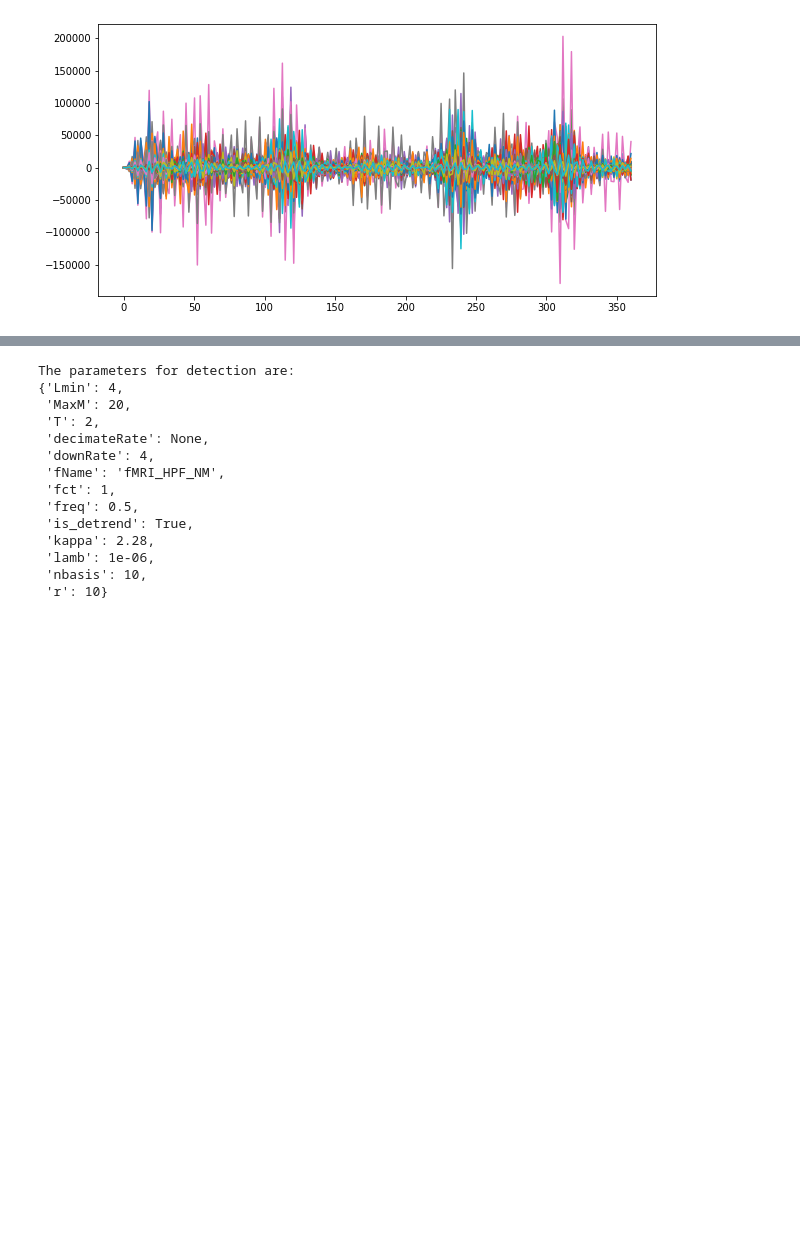
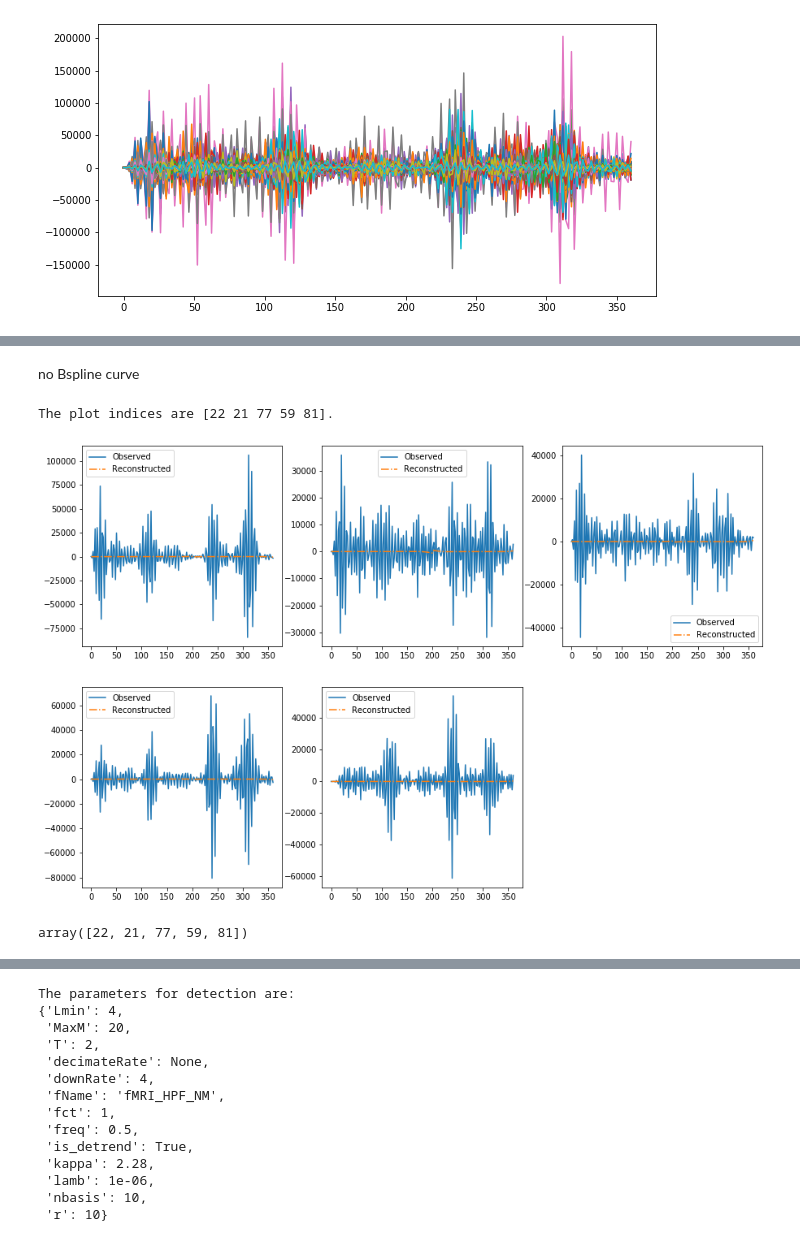
Before and after one commit to JINhuaqing/TVDN-simu, a Jupyter notebook: realdata/fMRIHPF0921.ipynb, the cells around one changed output, grey strips where cells are left out. Drawn from its saved outputs; the diff is of its cells as text; code cells hidden in the pictures; blank space fills up the shorter version.

```diff
--- a/realdata/fMRIHPF0921.ipynb
+++ b/realdata/fMRIHPF0921.ipynb
@@ -1090,0 +1256,8 @@ fMRIDet.PlotEcpts()
+# %% [markdown]
+no Bspline curve
+# %%
+fMRIDet.PlotRecCurve(idxs=idxs, is_smoothCurve=0, saveFigPath=None)
+# %% [output]
+The plot indices are [22 21 77 59 81].
+[figure, added]
+array([22, 21, 77, 59, 81])
```
Also changed, not shown: parts of 20 cells of this notebook.
